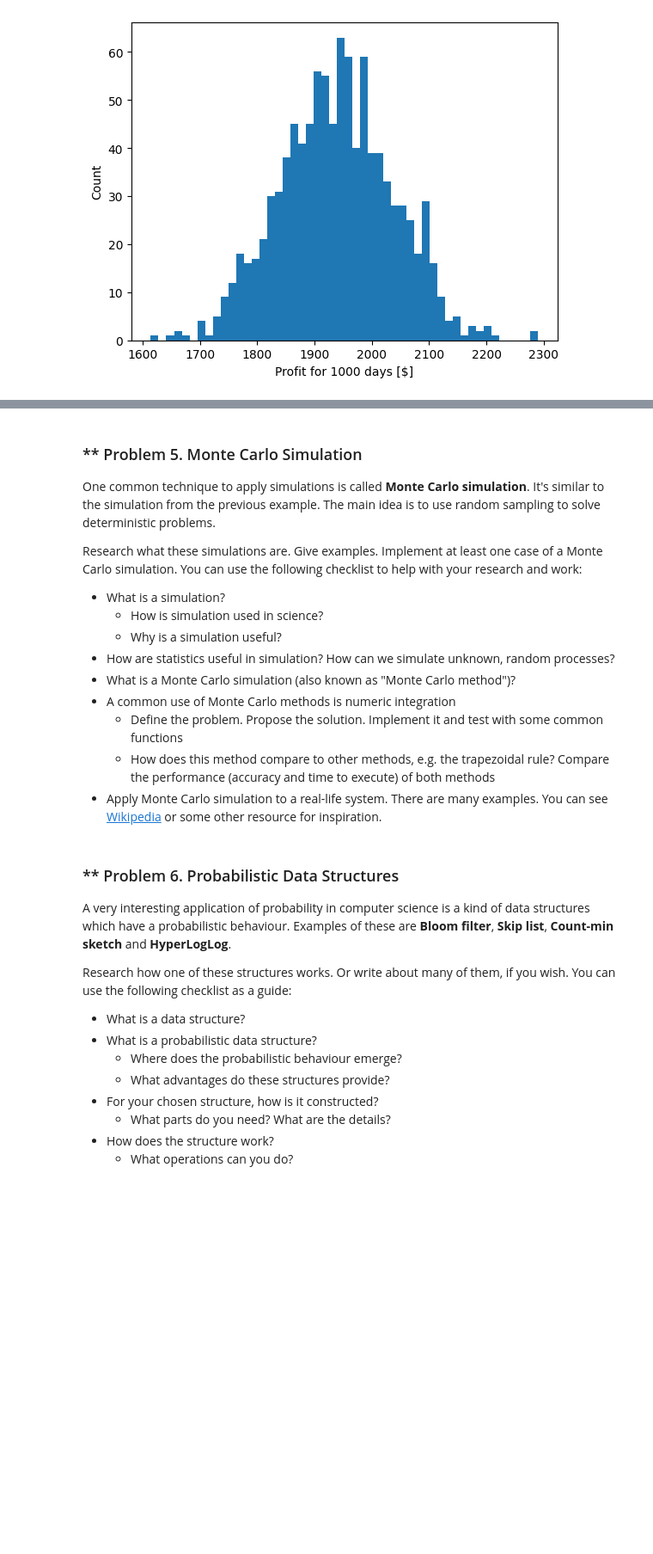
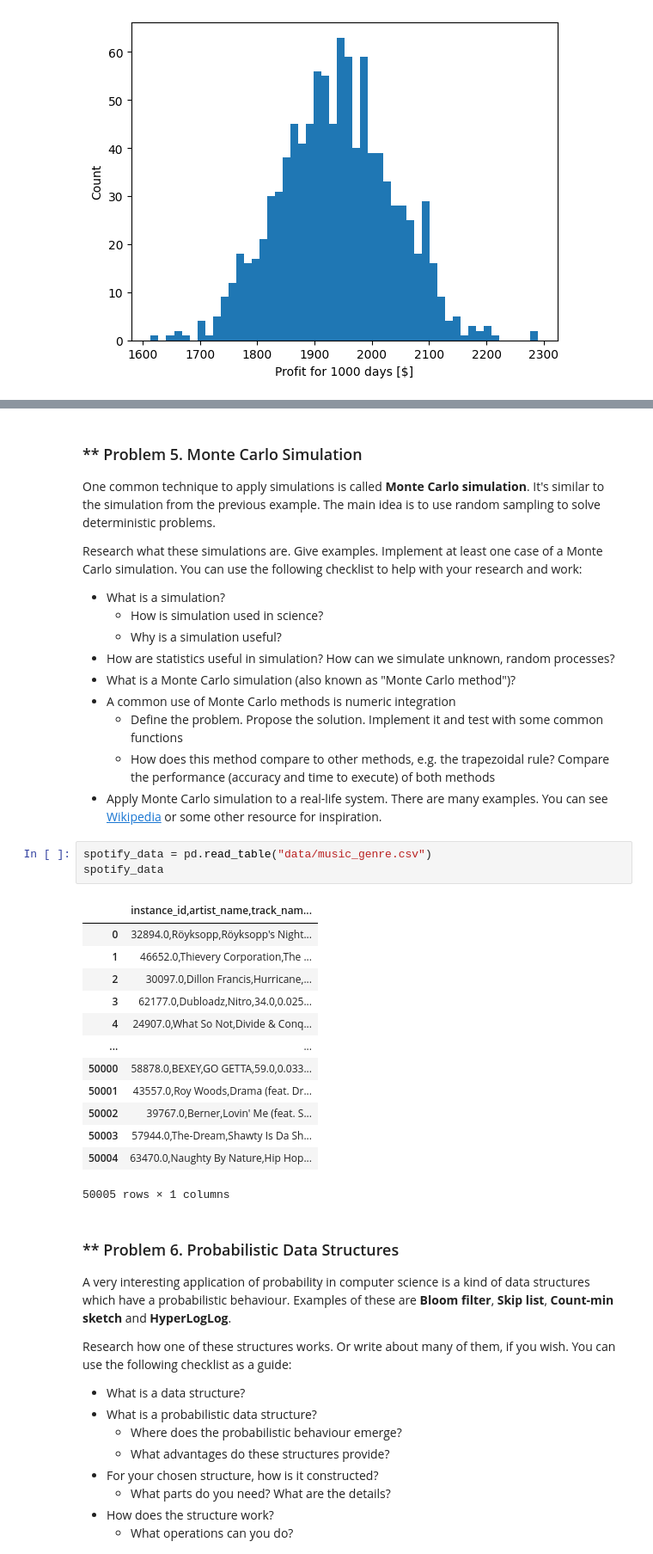
Before and after one commit to plamensve/Math-Concepts, a Jupyter notebook: 06-Statistic/EXERCISE/Statistics Exercise.ipynb, the cells around one changed output, grey strips where cells are left out. Shown at 86% size. Saved outputs shown, nothing was run; the diff lists cells and outputs as text; blank space fills up the shorter version.

```diff
--- a/06-Statistic/EXERCISE/Statistics Exercise.ipynb
+++ b/06-Statistic/EXERCISE/Statistics Exercise.ipynb
@@ -402,5 +408,5 @@ plt.show()
 # %% [markdown]
-### ** Problem 5. Monte Carlo Simulation
+ ### ** Problem 5. Monte Carlo Simulation
 One common technique to apply simulations is called **Monte Carlo simulation**. It's similar to the simulation from the previous example. The main idea is to use random sampling to solve deterministic problems.
 
 Research what these simulations are. Give examples. Implement at least one case of a Monte Carlo simulation. You can use the following checklist to help with your research and work:
@@ -413,6 +419,23 @@ Research what these simulations are. Give examples. Implement at least one case
     * Define the problem. Propose the solution. Implement it and test with some common functions
     * How does this method compare to other methods, e.g. the trapezoidal rule? Compare the performance (accuracy and time to execute) of both methods
 * Apply Monte Carlo simulation to a real-life system. There are many examples. You can see [Wikipedia](https://en.wikipedia.org/wiki/Monte_Carlo_method#Applications) or some other resource for inspiration.
+# %%
+spotify_data = pd.read_table("data/music_genre.csv")
+spotify_data
+# %% [output]
+|  | instance_id,artist_name,track_nam... |
+| 0 | 32894.0,Röyksopp,Röyksopp's Night... |
+| 1 | 46652.0,Thievery Corporation,The ... |
+| 2 | 30097.0,Dillon Francis,Hurricane,... |
+| 3 | 62177.0,Dubloadz,Nitro,34.0,0.025... |
+| 4 | 24907.0,What So Not,Divide & Conq... |
+| ... | ... |
+| 50000 | 58878.0,BEXEY,GO GETTA,59.0,0.033... |
+| 50001 | 43557.0,Roy Woods,Drama (feat. Dr... |
+| 50002 | 39767.0,Berner,Lovin' Me (feat. S... |
+| 50003 | 57944.0,The-Dream,Shawty Is Da Sh... |
+| 50004 | 63470.0,Naughty By Nature,Hip Hop... |
+50005 rows × 1 columns
 # %% [markdown]
 ### ** Problem 6. Probabilistic Data Structures
 A very interesting application of probability in computer science is a kind of data structures which have a probabilistic behaviour. Examples of these are **Bloom filter**, **Skip list**, **Count-min sketch** and **HyperLogLog**.
```
Also changed, not shown: parts of 2 cells of this notebook, 1 other file.
